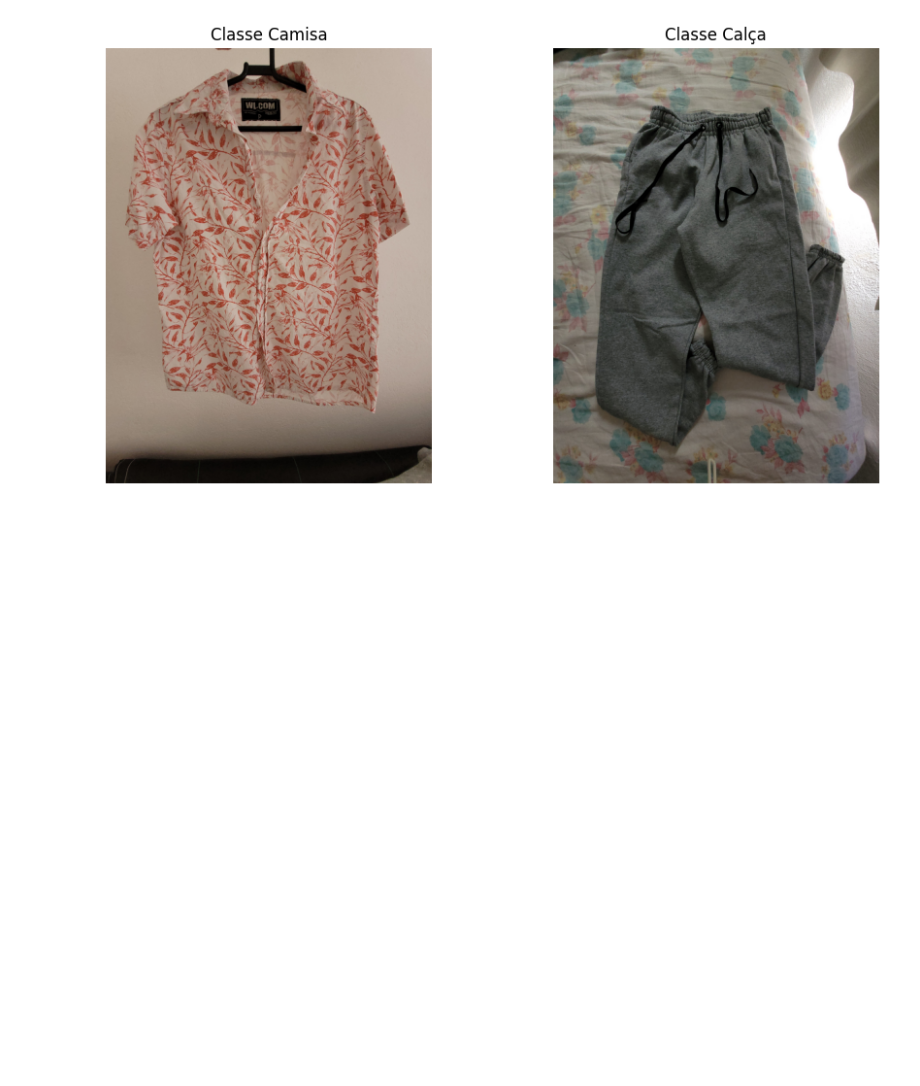
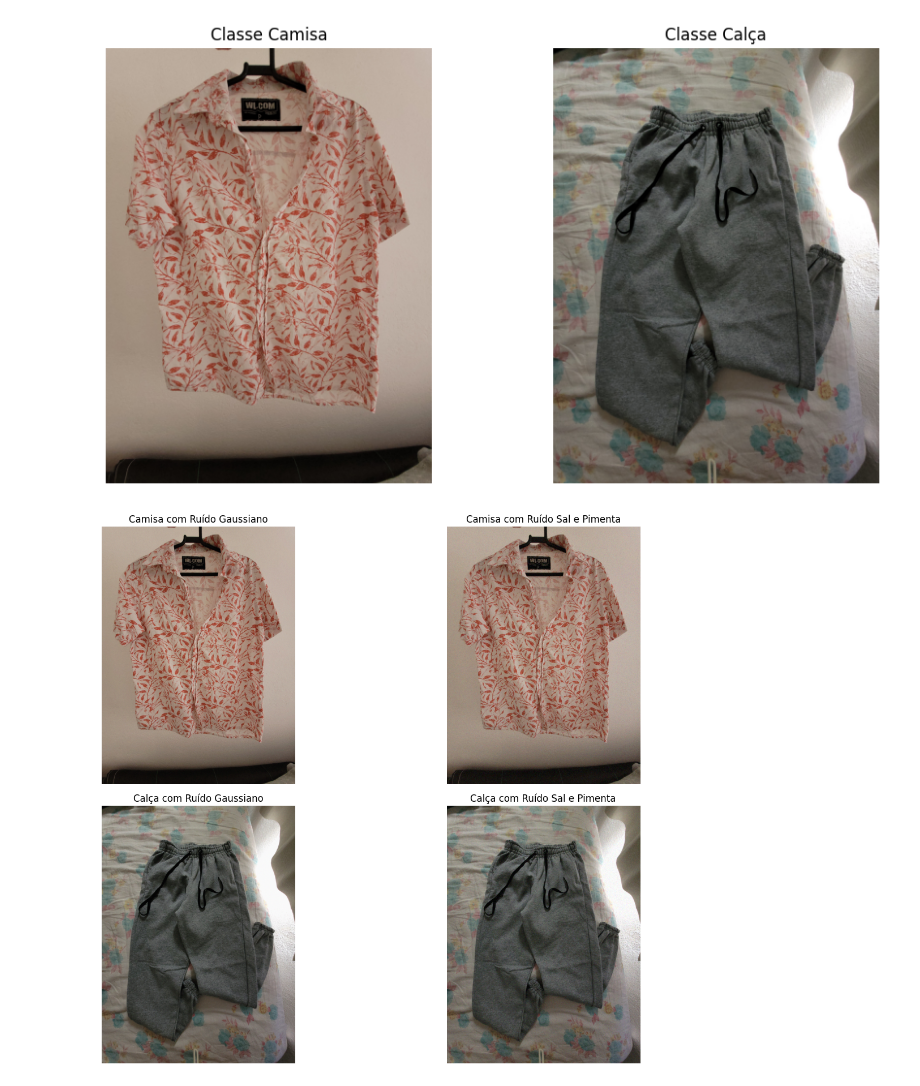
Before and after one commit to faamaral/ativ-visao-computacional, a Jupyter notebook: Atividade_3.ipynb, the cells around one changed output. Saved outputs shown, nothing was run; the diff lists cells and outputs as text; code cells hidden in the pictures; blank space fills up the shorter version.

Commit message:
colocando ruido nas imagens

```diff
--- a/Atividade_3.ipynb
+++ b/Atividade_3.ipynb
@@ -59,3 +59,39 @@ plt.tight_layout()
 plt.show()
 # %% [output]
 [figure]
+# %%
+def produzir_ruido_gaussiano(imagem: np.ndarray, sigma: int = 12):
+  ruido = np.random.normal(0, sigma, imagem.shape) # gera ruido gaussiano no mesmo formato da imagem
+  imagem_ruido = imagem.astype(np.float32) + ruido # adiciona o ruido gerado a imagem
+  return np.clip(imagem_ruido, 0, 255).astype(np.uint8) # define os valores dos pixel para valores entre 0 e 255.
+
+def produzir_ruido_sal_pimenta(imagem: np.ndarray, proporcao: float = 0.05):
+  saida = imagem.copy() # cria uma copia para preservar a imagem original
+  tamanho_ruido = int(proporcao*saida.size) # Calcula quantos pixels serão alterados.
+  indices_ruido = np.random.choice(saida.size, tamanho_ruido) # seleciona indices para adicionar ruido de forma aleatoria
+  ruido = np.random.choice([saida.min(), saida.max()], tamanho_ruido) # Cria uma lista de ruído com posicionamentos aleatórios dos valores mínimo e máximo dos pixels da imagem.
+  saida.flat[indices_ruido] = ruido # Substitui os valores da imagem com ruído modelada em índices aleatórios pelo ruído, para obter a imagem final com ruído.
+
+  return saida
+
+camisa_ruido_gauss = produzir_ruido_gaussiano(camisa)
+camisa_sal_pimenta = produzir_ruido_sal_pimenta(camisa)
+calca_ruido_gauss = produzir_ruido_gaussiano(calca)
+calca_sal_pimenta = produzir_ruido_sal_pimenta(calca)
+
+fig, eixos = plt.subplots(2, 2, figsize=(15, 10))
+eixos[0][0].imshow(camisa_ruido_gauss)
+eixos[0][0].set_title("Camisa com Ruído Gaussiano")
+eixos[0][1].imshow(camisa_sal_pimenta)
+eixos[0][1].set_title("Camisa com Ruído Sal e Pimenta")
+eixos[1][0].imshow(calca_ruido_gauss)
+eixos[1][0].set_title("Calça com Ruído Gaussiano")
+eixos[1][1].imshow(calca_sal_pimenta)
+eixos[1][1].set_title("Calça com Ruído Sal e Pimenta")
+for linha in range(2):
+  for coluna in range(2):
+    eixos[linha][coluna].axis("off")
+plt.tight_layout()
+plt.show()
+# %% [output]
+[figure, added]
```
